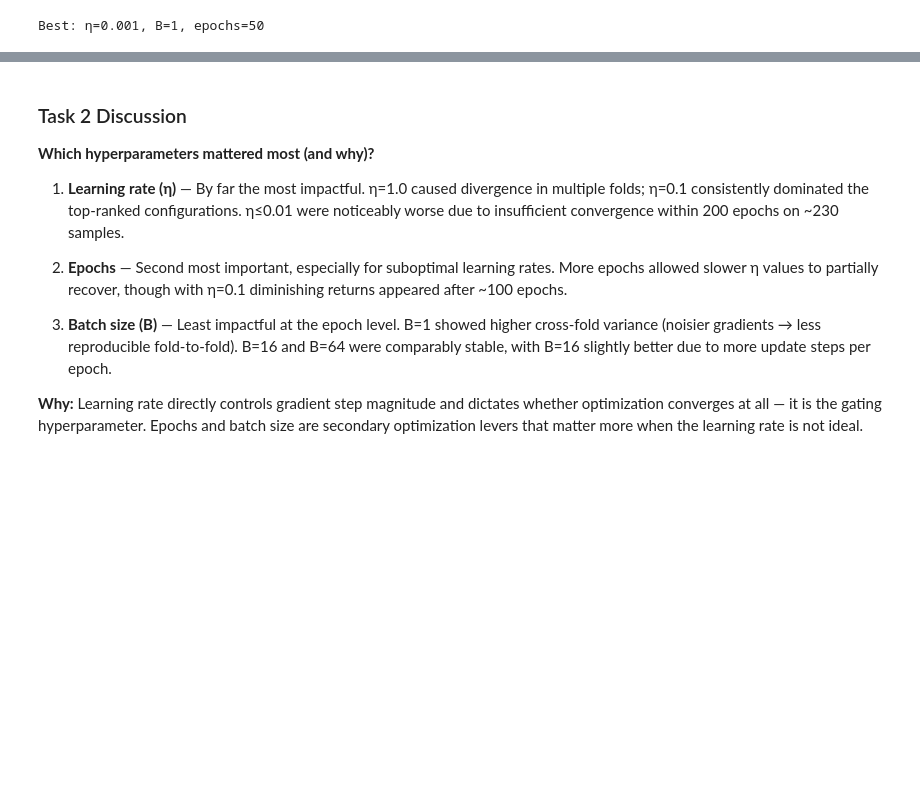
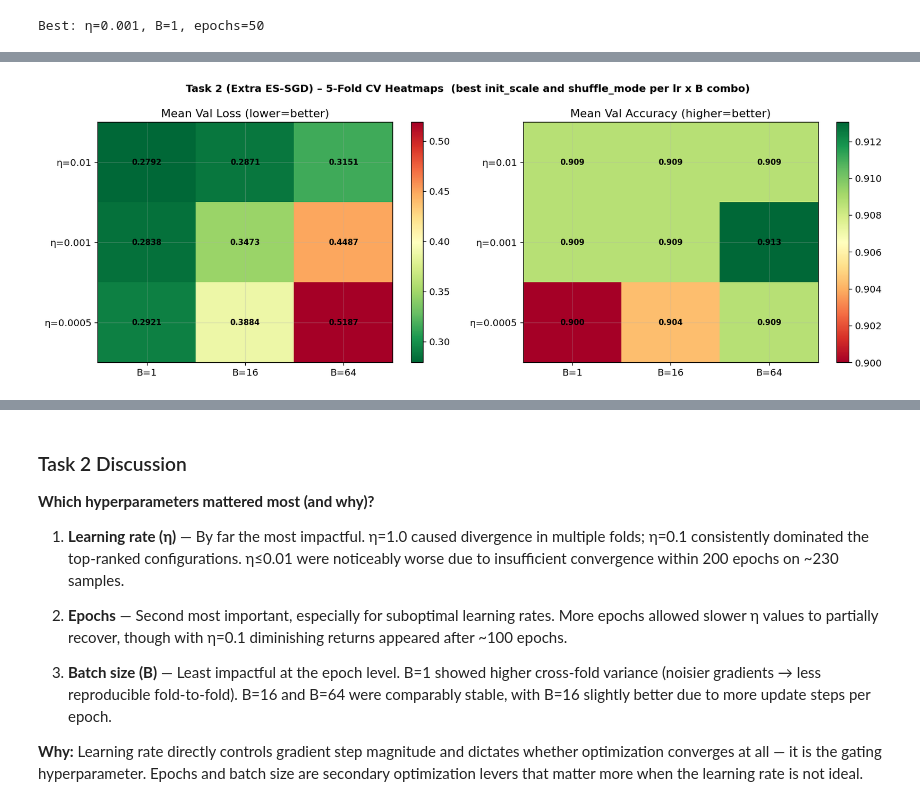
Before and after one commit to Victor-Akinode/Ass2, a Jupyter notebook: comp551_a2.ipynb, the cells around one changed output, grey strips where cells are left out. Drawn from its saved outputs; the diff is of its cells as text; code cells hidden in the pictures; blank space fills up the shorter version.

```diff
--- a/comp551_a2.ipynb
+++ b/comp551_a2.ipynb
@@ -532,3 +865,99 @@ print(f'Best: η={best_lr}, B={best_B}, epochs={best_t2["epochs"]}')
 # %% [output]
 [figure]
 Best: η=0.001, B=1, epochs=50
+# %%
+# Task 2 extension: using early stopping instead of tuning number of epochs, and tuning initialization of weights and shuffle method
+
+X_cv = X_train_raw if "X_train_raw" in globals() else X_train
+y_cv = y_train
+
+param_grid_es = {
+    'lr':          [0.01, 0.001, 0.0005],
+    'batch_size':  [1, 16, 64],
+    'init_scale':  [1e-4, 1e-2, 1e-1],
+    'shuffle_mode':['permute_each_epoch', 'permute_once', 'cyclic_shift'],
+}
+
+MAX_EPOCHS = 300
+PATIENCE   = 12
+MIN_DELTA  = 1e-4
+LAM        = 1e-3
+K          = 5
+
+all_configs = list(itertools.product(
+    param_grid_es['lr'], param_grid_es['batch_size'],
+    param_grid_es['init_scale'], param_grid_es['shuffle_mode']
+))
+print(f'{len(all_configs)} configurations × {K} folds = {len(all_configs)*K} model fits (ES-SGD)')
+
+results_es, stop_stats_es, t0 = [], [], time()
+for i, (lr, B, init_s, shuf) in enumerate(all_configs):
+    kw = dict(lr=lr, lam=LAM, batch_size=B, epochs=MAX_EPOCHS,
+              init_scale=init_s, seed=RANDOM_SEED,
+              shuffle_mode=shuf,
+              patience=PATIENCE, min_delta=MIN_DELTA)
+    cv, stop_eps = k_fold_cv(X_cv, y_cv, LogisticRegressionEarlyStop, kw, k=K)
+    results_es.append({'lr':lr,'batch_size':B,'init_scale':init_s,'shuffle_mode':shuf, **cv})
+    stop_stats_es.append(stop_eps)
+    if (i+1) % 12 == 0:
+        print(f'  [{i+1:3d}/{len(all_configs)}]  {time()-t0:.0f}s')
+
+results_es.sort(key=lambda r: r['mean_vl_loss'])
+print(f'Grid search complete in {time()-t0:.1f}s')
+
+PM = chr(177)
+print('-'*130)
+print(f"{'Rank':>4} {'lr':>8} {'B':>5} {'init':>10} {'shuffle':>18} | "
+      f"{'Val Loss':>10} {PM} {'Std':>7} | {'Val Acc':>9} {PM} {'Std':>7} | "
+      f"{'Tr Acc':>8} | {'StopEp':>8}")
+print('-'*130)
+
+for rank, r in enumerate(results_es[:20], 1):
+    idx = results_es.index(r)
+    se = stop_stats_es[idx]
+    stop_str = f"{np.mean(se):.1f}{PM}{np.std(se):.1f}" if len(se)>0 else "n/a"
+    tag = ' ★' if rank==1 else ''
+    print(f"{rank:4d}  {r['lr']:8.4f} {r['batch_size']:5d} {r['init_scale']:10.1e} {r['shuffle_mode']:>18} | "
+          f"{r['mean_vl_loss']:10.4f} {PM} {r['std_vl_loss']:7.4f} | "
+          f"{r['mean_vl_acc']:9.4f} {PM} {r['std_vl_acc']:7.4f} | "
+          f"{r['mean_tr_acc']:8.4f} | {stop_str}{tag}")
+print('-'*130)
+
+best_es = results_es[0]
+best_idx = 0
+best_stop = stop_stats_es[best_idx]
+print(f"\n★ Best ES-SGD: lr={best_es['lr']}  B={best_es['batch_size']}  init={best_es['init_scale']:.1e}  shuffle={best_es['shuffle_mode']}")
+print(f"  Val Loss={best_es['mean_vl_loss']:.4f} ± {best_es['std_vl_loss']:.4f}  |  Val Acc={best_es['mean_vl_acc']:.4f} ± {best_es['std_vl_acc']:.4f}")
+if len(best_stop)>0:
+    print(f"  Mean stop epoch={np.mean(best_stop):.1f} ± {np.std(best_stop):.1f}  (cap={MAX_EPOCHS}, patience={PATIENCE})")
+
+lrs_u, Bs_u = param_grid_es['lr'], param_grid_es['batch_size']
+HL = np.zeros((len(lrs_u), len(Bs_u)))
+HA = np.zeros((len(lrs_u), len(Bs_u)))
+
+for i_lr, lr in enumerate(lrs_u):
+    for j_B, B in enumerate(Bs_u):
+        sub = [r for r in results_es if r['lr']==lr and r['batch_size']==B]
+        br  = min(sub, key=lambda r: r['mean_vl_loss'])
+        HL[i_lr, j_B], HA[i_lr, j_B] = br['mean_vl_loss'], br['mean_vl_acc']
+
+fig, axes = plt.subplots(1, 2, figsize=(14, 5))
+fig.suptitle('Task 2 (Extra ES-SGD) – 5-Fold CV Heatmaps  (best init_scale and shuffle_mode per lr x B combo)',
+             fontsize=12, fontweight='bold')
+
+for ax, data, title, cmap, fmt in zip(axes,
+    [HL, HA],
+    ['Mean Val Loss (lower=better)', 'Mean Val Accuracy (higher=better)'],
+    ['RdYlGn_r', 'RdYlGn'], ['.4f', '.3f']):
+    im = ax.imshow(data, cmap=cmap, aspect='auto')
+    ax.set_xticks(range(len(Bs_u))); ax.set_xticklabels([f'B={b}' for b in Bs_u])
+    ax.set_yticks(range(len(lrs_u))); ax.set_yticklabels([f'η={lr}' for lr in lrs_u])
+    ax.set_title(title); plt.colorbar(im, ax=ax)
+    for ii in range(len(lrs_u)):
+        for jj in range(len(Bs_u)):
+            ax.text(jj,ii,f'{data[ii,jj]:{fmt}}',ha='center',va='center',
+                    fontsize=9, fontweight='bold')
+
+plt.tight_layout()
+plt.savefig('task2_extra_es_sgd_heatmaps.png', bbox_inches='tight'); plt.show()
+# %% [output]
@@ -534,0 +981 @@ Best: η=0.001, B=1, epochs=50
+[figure, added]
```
Also changed, not shown: parts of 26 cells of this notebook, 23 other files.
